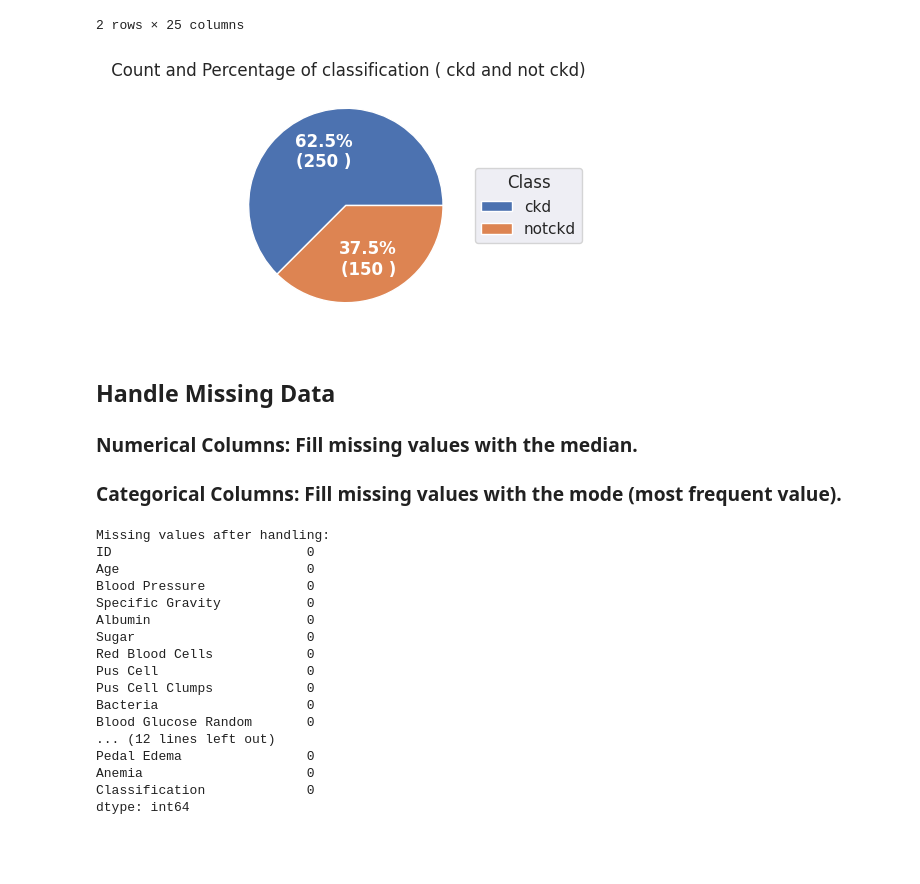
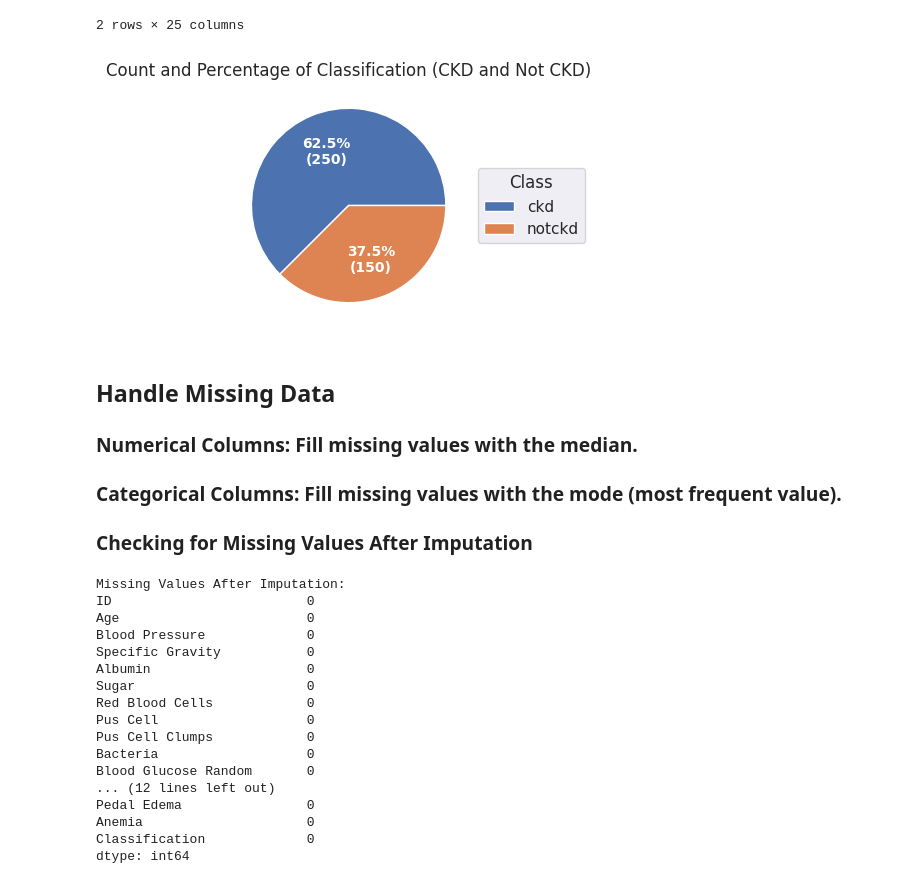
Before and after one commit to abshilpa/Chronic-Kidney-Disease-Data-Science-Project, a Jupyter notebook: MSC_Final_project_CKD.ipynb, the cells around one changed output. Cells and saved outputs as stored; diff of their text form; code cells hidden in the pictures; blank space fills up the shorter version.

```diff
--- a/MSC_Final_project_CKD.ipynb
+++ b/MSC_Final_project_CKD.ipynb
@@ -192,41 +199,36 @@ CKD_Data.groupby('Classification').count()
 | notckd | 150 | 149 | 148 | 145 | 145 | 145 | 141 | ... |
 2 rows × 25 columns
 # %%
-# Create a data frame of class counts
-CKD_Data_Classification_counts = CKD_Data['Classification'].value_counts().sort_index()
+# Count classifications
+classification_counts = CKD_Data['Classification'].value_counts().sort_index()
 
-# Creating  pie chart
+# Prepare data for pie chart
+types = classification_counts.index.values
+values = classification_counts.values
+
+# Create pie chart
 fig, ax = plt.subplots(figsize=(3, 3), subplot_kw=dict(aspect="equal"))
+wedges, texts, autotexts = ax.pie(
+    values,
+    labels=types,
+    autopct=lambda pct: f"{pct:.1f}%\n({int(pct/100.*np.sum(values))})",
+    textprops=dict(color="w"),
+)
 
+# Add legend and title
+ax.legend(title="Class", loc="center left", bbox_to_anchor=(1, 0, 0.5, 1))
+ax.set_title("Count and Percentage of Classification (CKD and Not CKD)")
 
-# Prepare data
-types = [x   for x in (CKD_Data_Classification_counts.index.values) ]
-values = [x   for x in (CKD_Data_Classification_counts.values) ]
-
-# Lambda function
-def func(pct, allvals):
-    absolute = int(pct/100.*np.sum(allvals))
-    return "{:.1f}%\n({:d} )".format(pct, absolute)
-
-# ax.pie
-wedges, texts, autotexts = ax.pie(values, autopct=lambda pct: func(pct, values),textprops=dict(color="w"))
-
-ax.legend(wedges, types,
-          title="Class",
-          loc="center left",
-          bbox_to_anchor=(1, 0, 0.5, 1))
-
-ax.set_title(" Count and Percentage of classification ( ckd and not ckd)")
-
-plt.setp(autotexts, size=12, weight="bold")
-
+plt.setp(autotexts, size=10, weight="bold")
 plt.show()
 # %% [output]
-[figure, old version]
+[figure, new version]
 # %% [markdown]
 ## Handle Missing Data
 ### Numerical Columns: Fill missing values with the median.
 ### Categorical Columns: Fill missing values with the mode (most frequent value).
+
+### Checking for Missing Values After Imputation
 # %%
 # Fill missing values for numeric columns with the median
 for column in CKD_Data.select_dtypes(include=['float64', 'int64']).columns:
@@ -237,10 +239,10 @@ for column in CKD_Data.select_dtypes(include=['object']).columns:
     CKD_Data[column].fillna(CKD_Data[column].mode()[0], inplace=True)
 
 # Verify that there are no more missing values
-print("\nMissing values after handling:")
+print("\nMissing Values After Imputation:")
 print(CKD_Data.isnull().sum())
 # %% [output]
-Missing values after handling:
+Missing Values After Imputation:
 ID                         0
 Age                        0
 Blood Pressure             0
```
Also changed, not shown: parts of 6 cells of this notebook.
